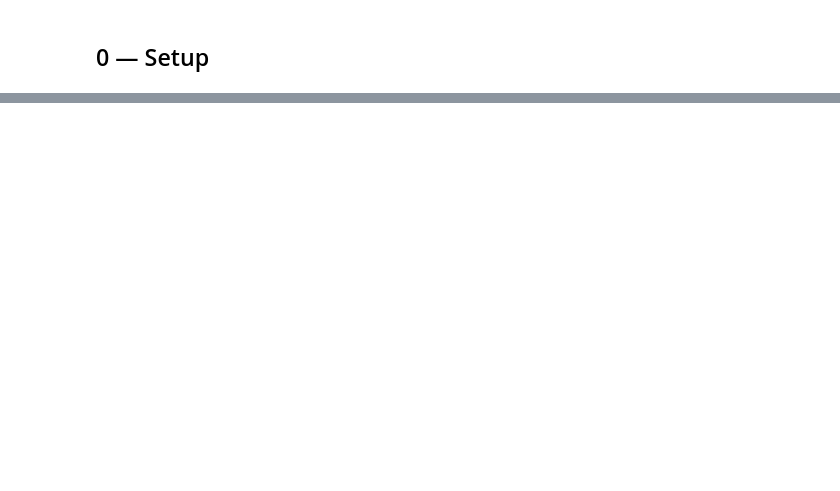
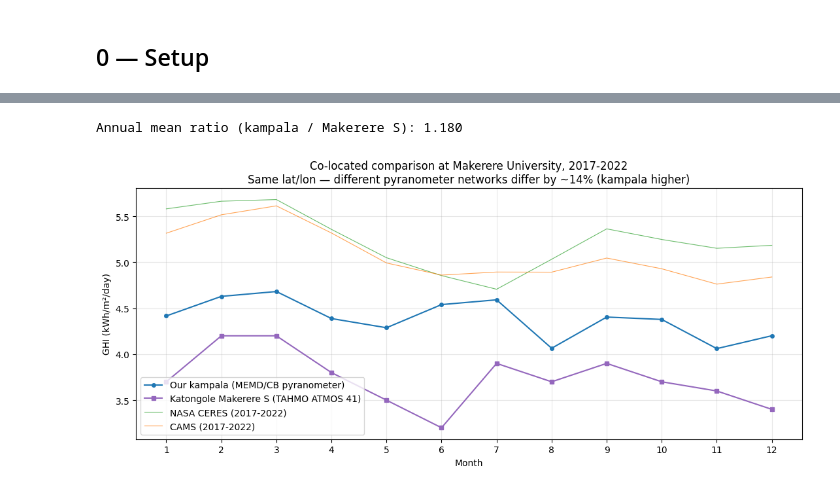
Before and after one commit to Marconi-Lab/SolarIrradiation, a Jupyter notebook: notebooks/papers/mukiibi_mikelson_2026/01_recomputation.ipynb, the cells around one changed output, grey strips where cells are left out. Cells and saved outputs as stored; diff of their text form; code cells hidden in the pictures; blank space fills up the shorter version.

```diff
--- a/notebooks/papers/mukiibi_mikelson_2026/01_recomputation.ipynb
+++ b/notebooks/papers/mukiibi_mikelson_2026/01_recomputation.ipynb
@@ -1531,0 +669,40 @@ print("Next step: hand this directory path to Irradiation_Portal.")
+# %%
+# Pull our kampala monthly climatology over 2017-2022.
+kampala_monthly = bq.query(f"""
+SELECT EXTRACT(MONTH FROM date) AS month,
+       ROUND(AVG(ghi_kwh_m2_day), 4) AS kampala_mean,
+       COUNT(*) AS n_days
+FROM `{tables.ground_measurements}`
+WHERE location = "kampala" AND qc_level = "pass"
+  AND date BETWEEN DATE("2017-01-01") AND DATE("2022-12-31")
+GROUP BY month ORDER BY month
+""")
+makerere_row = katongole[katongole["location"] == "Makerere S"]
+makerere_long = pd.DataFrame({
+    "month": list(range(1, 13)),
+    "makerere_mean": [float(makerere_row[m].iloc[0]) for m in month_names],
+})
+kampala_gh = pygeohash.encode(0.333542, 32.56863, 5)
+sat_monthly_2017_22 = bq.query(f"""
+SELECT EXTRACT(MONTH FROM date) AS month, source,
+       ROUND(AVG(ghi_kwh_m2_day), 4) AS mean_ghi
+FROM `{tables.irradiance_daily}`
+WHERE geohash5 = "{kampala_gh}"
+  AND source IN ("NASA", "CAMS")
+  AND date BETWEEN DATE("2017-01-01") AND DATE("2022-12-31")
+GROUP BY month, source ORDER BY month, source
+""").pivot(index="month", columns="source", values="mean_ghi").reset_index()
+
+calibration_df = (
+    kampala_monthly.merge(makerere_long, on="month")
+    .merge(sat_monthly_2017_22, on="month")
+)
+calibration_df["ratio"] = (
+    calibration_df["kampala_mean"] / calibration_df["makerere_mean"]
+)
+annual_ratio = float(calibration_df["ratio"].mean())
+print(f"Annual mean ratio (kampala / Makerere S): {annual_ratio:.3f}")
+auxscripts.plot_calibration_discrepancy(calibration_df)
+# %% [output]
+Annual mean ratio (kampala / Makerere S): 1.180
+[figure, added]
```
Also changed, not shown: parts of 82 cells of this notebook, 16 other files.
